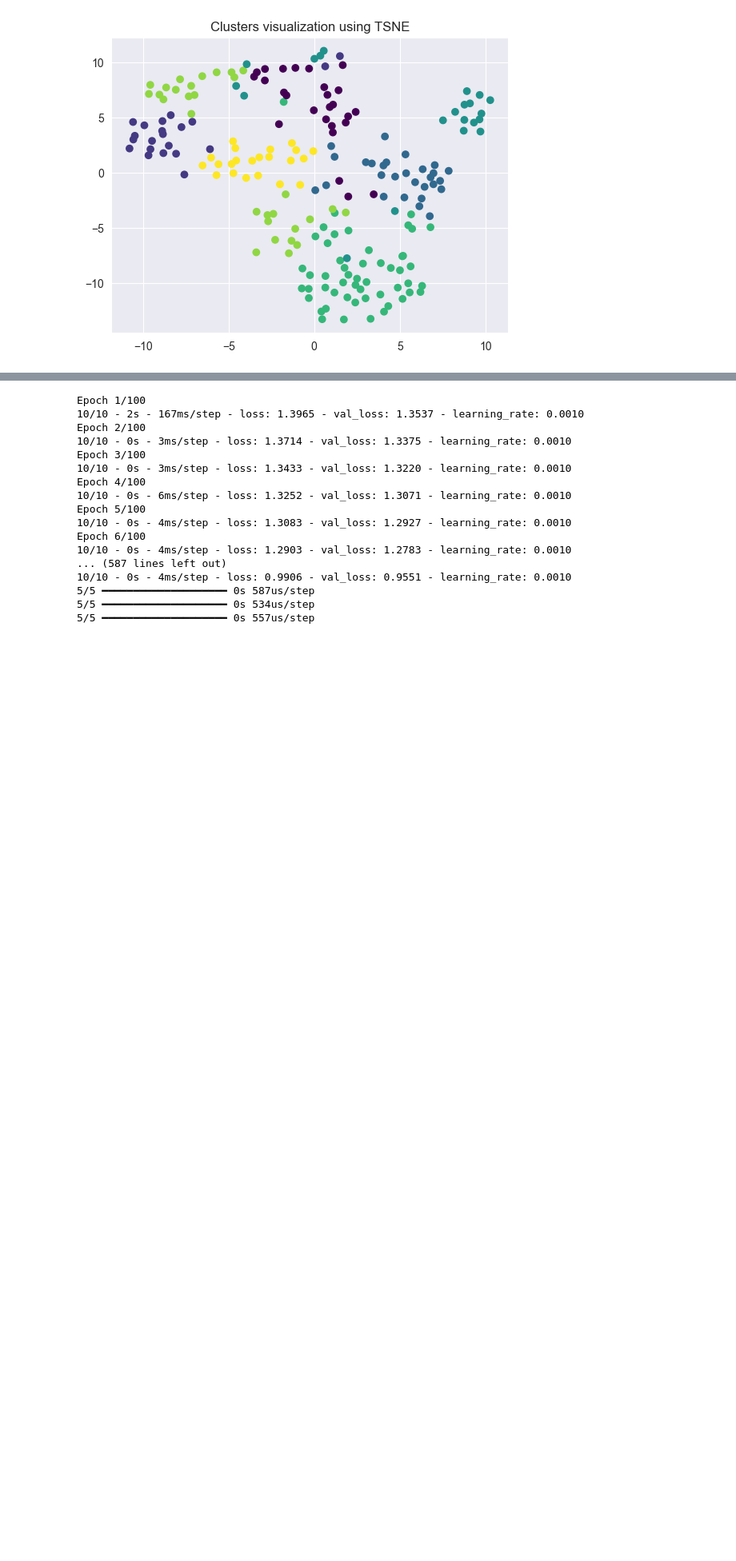
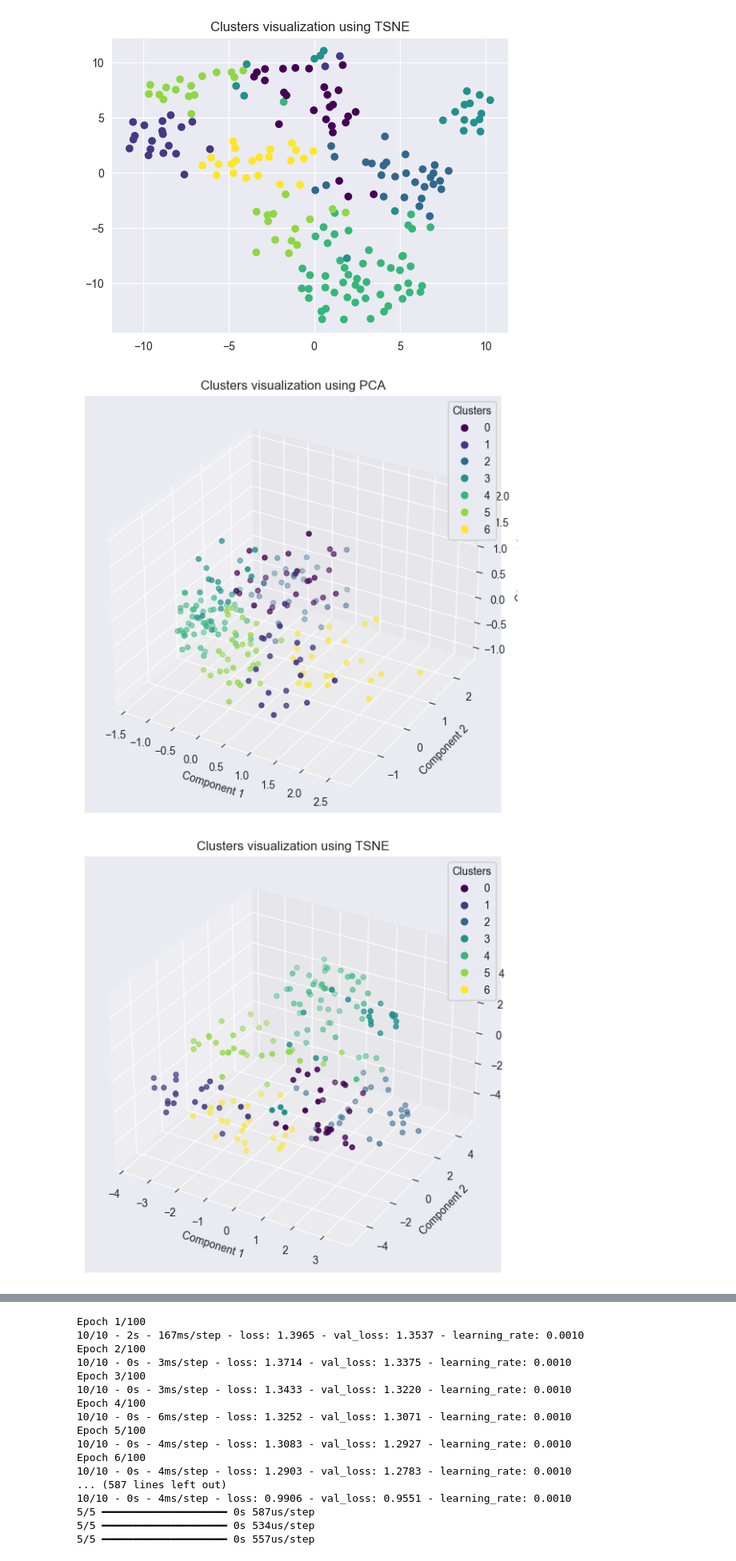
Before and after one commit to codegithubka/Deep-Autoencoder-Company-Segmentation, a Jupyter notebook: encoded_clustering.ipynb, the cells around one changed output, grey strips where cells are left out. Shown at 80% size. Drawn from its saved outputs; the diff is of its cells as text; code cells hidden in the pictures; blank space fills up the shorter version.

Commit message:
"3d cluster visualization and code documentation implemented"

```diff
--- a/encoded_clustering.ipynb
+++ b/encoded_clustering.ipynb
@@ -325,5 +494,0 @@ interaction_features = add_interaction_features(preprocessed_data)
-# %%
-# Combine the interaction features with the original preprocessed data
-combined_data = pd.concat([preprocessed_data, interaction_features], axis=1)
-
-combined_data.head()
@@ -495,6 +638,49 @@ visualize_clusters(final_combined_encoding, best_labels_kmeans, method='tsne')
 # %% [output]
 [figure]
 [figure]
+# %%
+import matplotlib.pyplot as plt
+from mpl_toolkits.mplot3d import Axes3D
+from sklearn.decomposition import PCA
+from sklearn.manifold import TSNE
+
+def visualize_clusters_3d(data, labels, method='pca'):
+    """
+    Visualizes clusters in the given data using PCA or t-SNE for 3D dimensionality reduction.
+
+    Parameters:
+    data (array-like): The data to be visualized.
+    labels (array-like): The cluster labels assigned to the data.
+    method (str): The method for dimensionality reduction ('pca' or 'tsne'). Default is 'pca'.
+
+    Raises:
+    ValueError: If the method is not recognized.
+    """
+    if method == 'pca':
+        reducer = PCA(n_components=3)
+    elif method == 'tsne':
+        reducer = TSNE(n_components=3, random_state=42)
+    else:
+        raise ValueError("Method not recognized: choose 'pca' or 'tsne'")
+
+    reduced_data = reducer.fit_transform(data)
+
+    fig = plt.figure(figsize=(10, 7))
+    ax = fig.add_subplot(111, projection='3d')
+    scatter = ax.scatter(reduced_data[:, 0], reduced_data[:, 1], reduced_data[:, 2], c=labels, cmap='viridis')
+    legend1 = ax.legend(*scatter.legend_elements(), title="Clusters")
+    ax.add_artist(legend1)
+    ax.set_title(f'Clusters visualization using {method.upper()}')
+    ax.set_xlabel('Component 1')
+    ax.set_ylabel('Component 2')
+    ax.set_zlabel('Component 3')
+    plt.show()
+# %%
+visualize_clusters_3d(final_combined_encoding, best_labels_kmeans, method='pca')
+visualize_clusters_3d(final_combined_encoding, best_labels_kmeans, method='tsne')
+# %% [output]
+[figure, added]
+[figure, added]
 # %%
 def plot_class_distribution(labels, title='Cluster Distribution'):
     unique, counts = np.unique(labels, return_counts=True)
```
Also changed, not shown: parts of 31 cells of this notebook.
